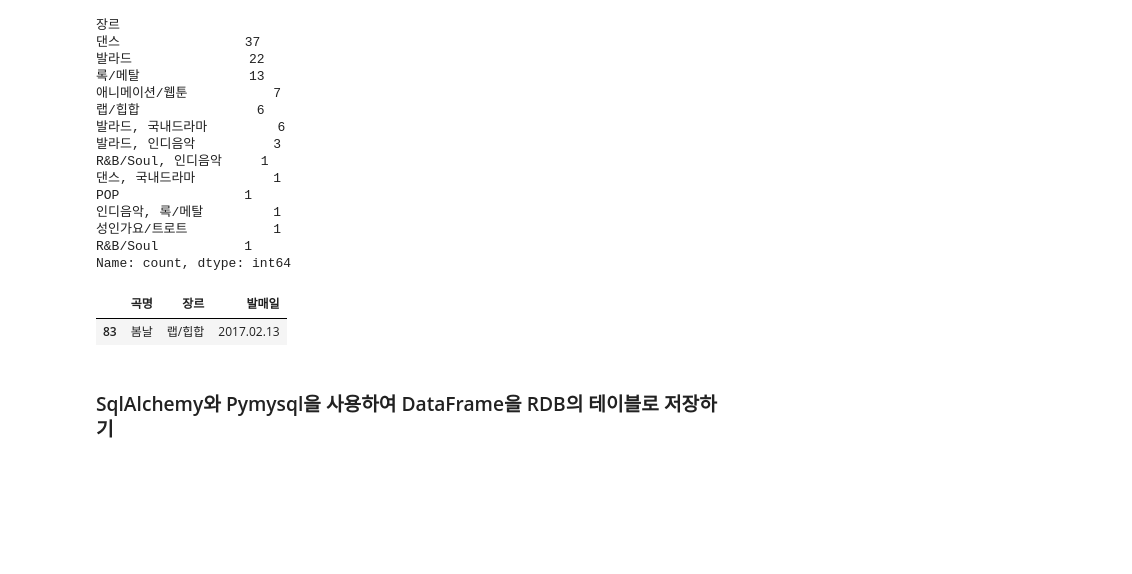
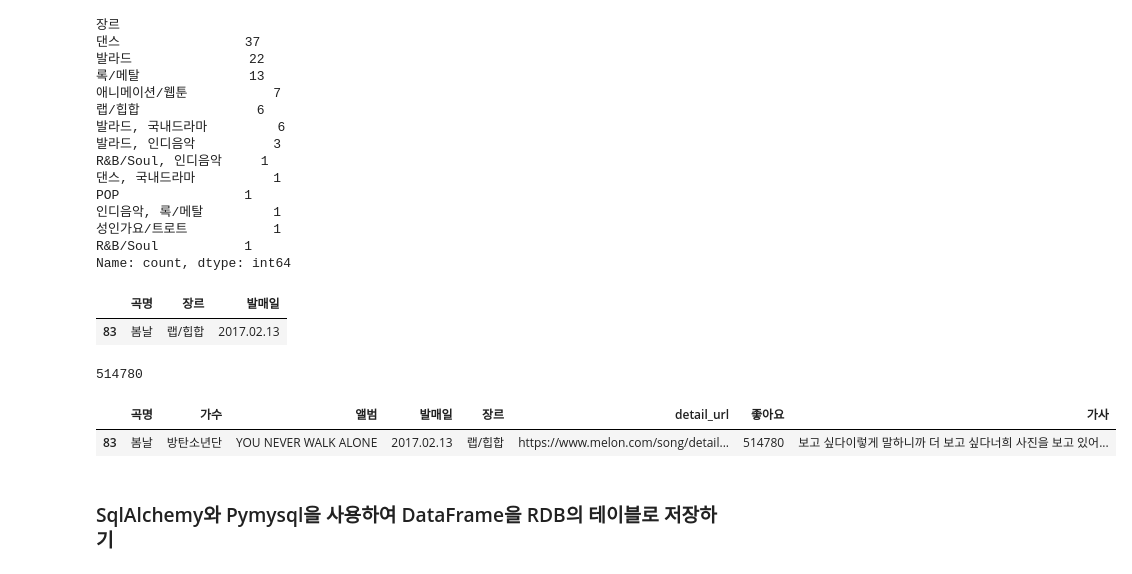
Before and after one commit to vega2kgkube/Python_Webscraping_Analysis, a Jupyter notebook: 04.Melon100차트_데이터파싱_DB저장.ipynb, the cells around one changed output. Cells and saved outputs as stored; diff of their text form; code cells hidden in the pictures; blank space fills up the shorter version.

Commit message:
json으로 dataframe생성하기

```diff
--- a/04.Melon100차트_데이터파싱_DB저장.ipynb
+++ b/04.Melon100차트_데이터파싱_DB저장.ipynb
@@ -241,3 +241,11 @@ song_df.loc[song_df['가수'] == '방탄소년단',['곡명','장르','발매일
 # %% [output]
 |  | 곡명 | 장르 | 발매일 |
 | 83 | 봄날 | 랩/힙합 | 2017.02.13 |
+# %%
+# 좋아요 건수가 가장 많은 가수는?
+print(song_df['좋아요'].max())
+song_df.loc[song_df['좋아요'] == song_df['좋아요'].max()]
+# %% [output]
+514780
+|  | 곡명 | 가수 | 앨범 | 발매일 | 장르 | detail_url | 좋아요 | 가사 |
+| 83 | 봄날 | 방탄소년단 | YOU NEVER WALK ALONE | 2017.02.13 | 랩/힙합 | https://www.melon.com/song/detail... | 514780 | 보고 싶다이렇게 말하니까 더 보고 싶다너희 사진을 보고 있어... |
```
Also changed, not shown: parts of 2 cells of this notebook.
